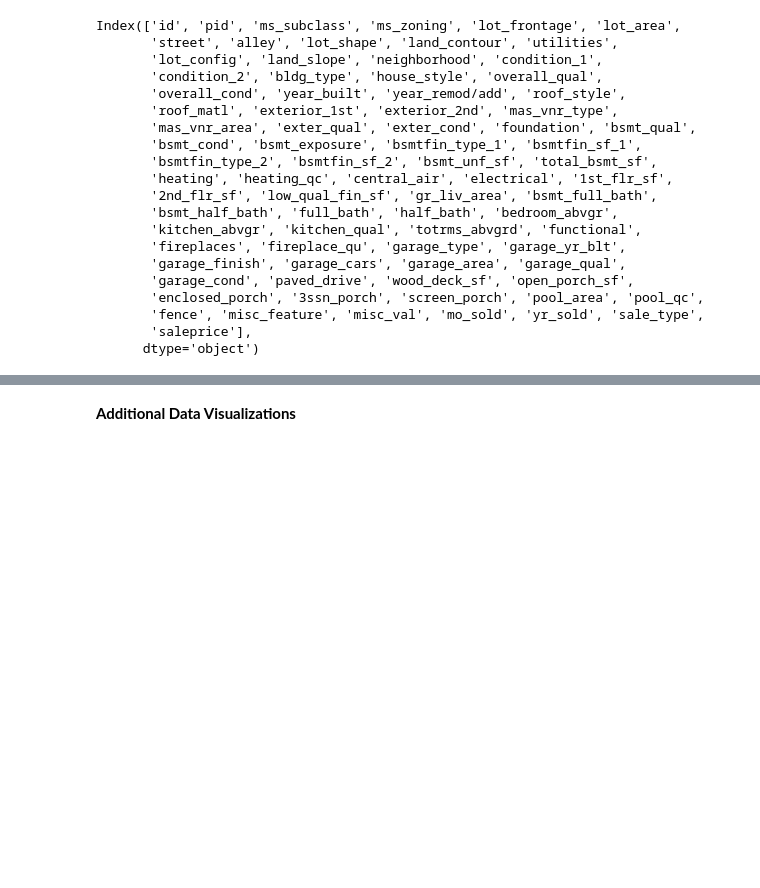
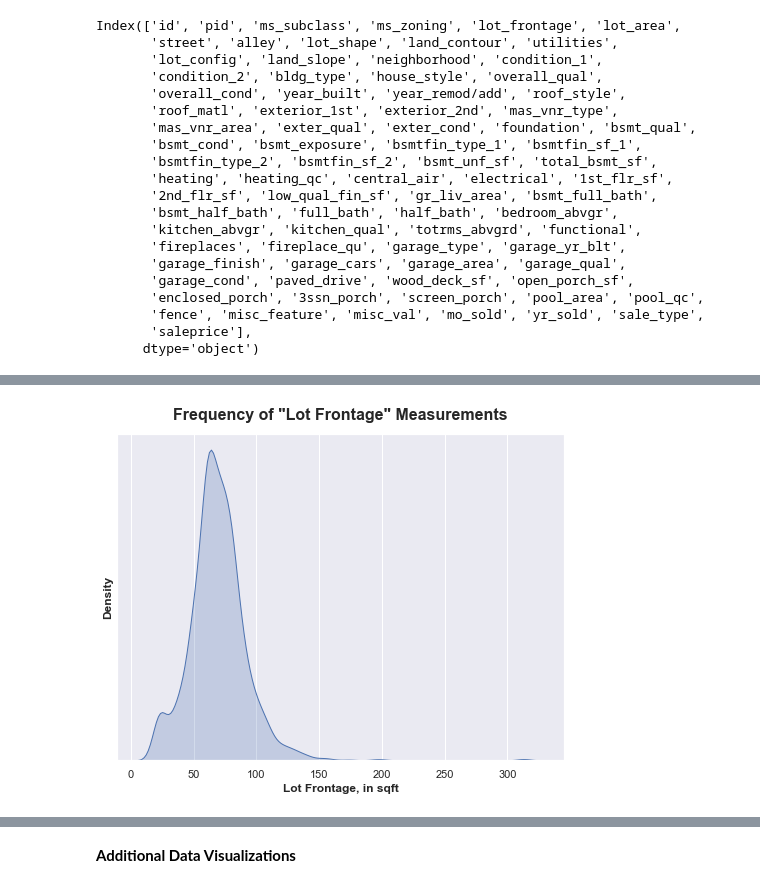
Before and after one commit to maryschindler/project_ames_kaggle_challenge, a Jupyter notebook: 2.0/notebooks/01_EDA_and_Cleaning.ipynb, the cells around one changed output, grey strips where cells are left out. Saved outputs shown, nothing was run; the diff lists cells and outputs as text; code cells hidden in the pictures; blank space fills up the shorter version.

```diff
--- a/2.0/notebooks/01_EDA_and_Cleaning.ipynb
+++ b/2.0/notebooks/01_EDA_and_Cleaning.ipynb
@@ -228,0 +251,19 @@ Name: lot_frontage, Length: 118, dtype: int64
+# %%
+plt.figure(figsize = (8, 6))
+
+plt.title('Frequency of "Lot Frontage" Measurements',
+          fontsize = 16,
+          fontweight = 'bold',
+          y = 1.025)
+
+sns.kdeplot(x = 'lot_frontage', shade = 'fill', data = ames_df)
+
+plt.xlabel(xlabel = 'Lot Frontage, in sqft',
+           fontweight = 'bold')
+
+plt.ylabel(ylabel = 'Density',
+           fontweight = 'bold')
+
+plt.yticks([]);
+# %% [output]
+[figure, added]
```
Also changed, not shown: parts of 41 cells of this notebook.
